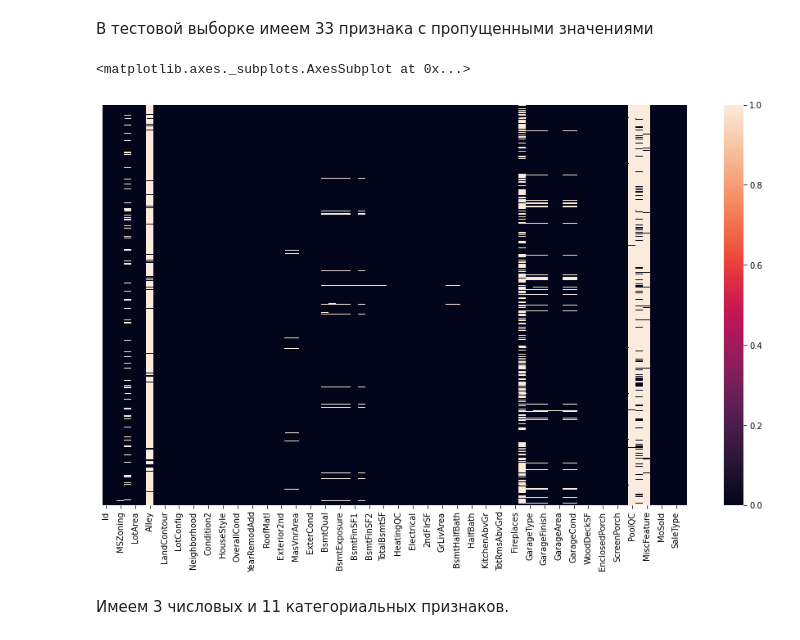
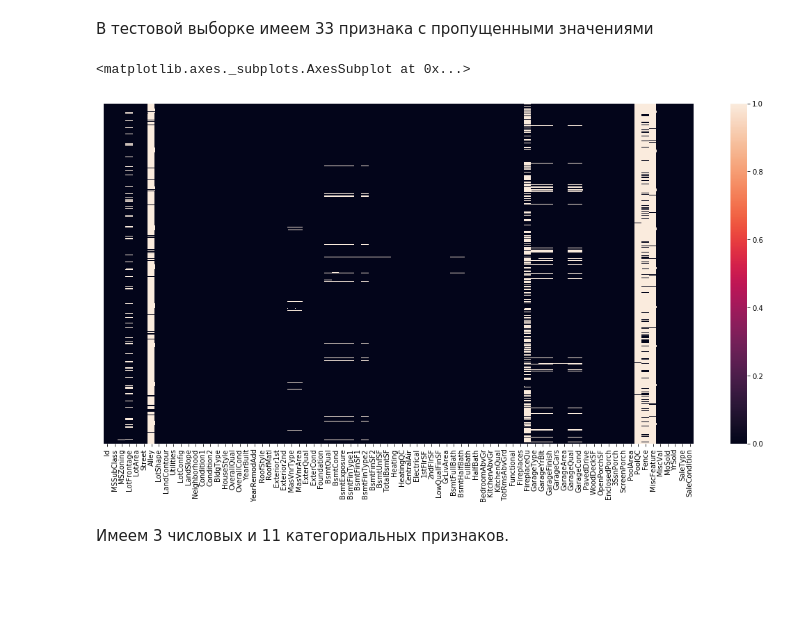
Before and after one commit to Nikita-lys/kaggle-house-prices, a Jupyter notebook: main.ipynb, the cells around one changed output. Cells and saved outputs as stored; diff of their text form; code cells hidden in the pictures; blank space fills up the shorter version.

```diff
--- a/main.ipynb
+++ b/main.ipynb
@@ -344,11 +364,11 @@ len(null_values_test)
 # %% [markdown]
 В тестовой выборке имеем 33 признака c пропущенными значениями
 # %%
-plt.figure(figsize=(16,9))
+plt.figure(figsize=(19,9))
 sns.heatmap(test.isnull(), yticklabels=False)
 # %% [output]
 <matplotlib.axes._subplots.AxesSubplot at 0x...>
-[figure, old version]
+[figure, new version]
 # %% [markdown]
 Имеем 3 числовых и 11 категориальных признаков.
 # %% [markdown]
```
Also changed, not shown: parts of 113 cells of this notebook.
